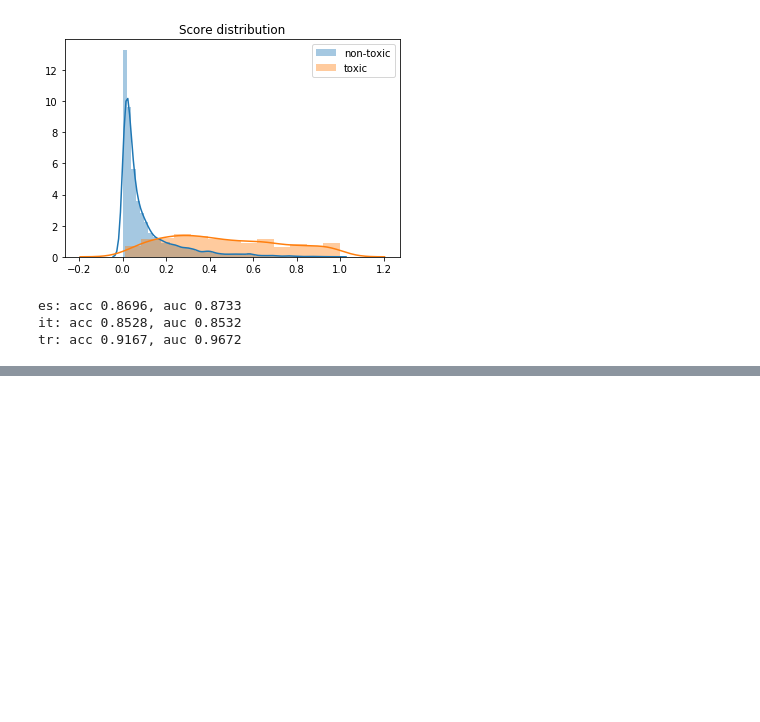
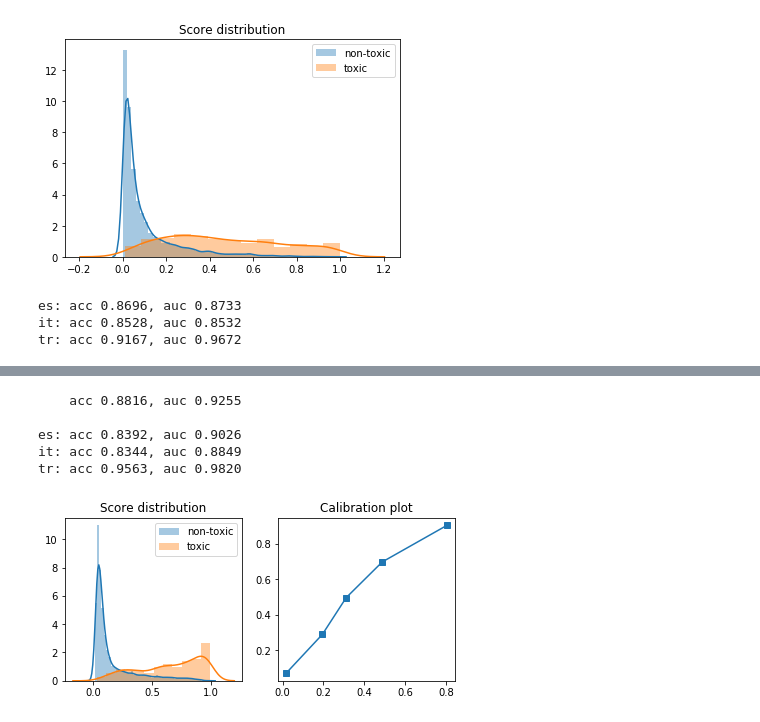
Before and after one commit to papkov/jigsaw-multilingual, a Jupyter notebook: notebooks/training.ipynb, the cells around one changed output, grey strips where cells are left out. Saved outputs shown, nothing was run; the diff lists cells and outputs as text; code cells hidden in the pictures; blank space fills up the shorter version.

```diff
--- a/notebooks/training.ipynb
+++ b/notebooks/training.ipynb
@@ -349,0 +515,9 @@ pred, loss, acc = trnr.test()
+# %%
+prediction_analysis(smpred_translated)
+# %% [output]
+    acc 0.8816, auc 0.9255
+
+es: acc 0.8392, auc 0.9026
+it: acc 0.8344, auc 0.8849
+tr: acc 0.9563, auc 0.9820
+[figure, added]
```
Also changed, not shown: parts of 41 cells of this notebook, 6 other files.
